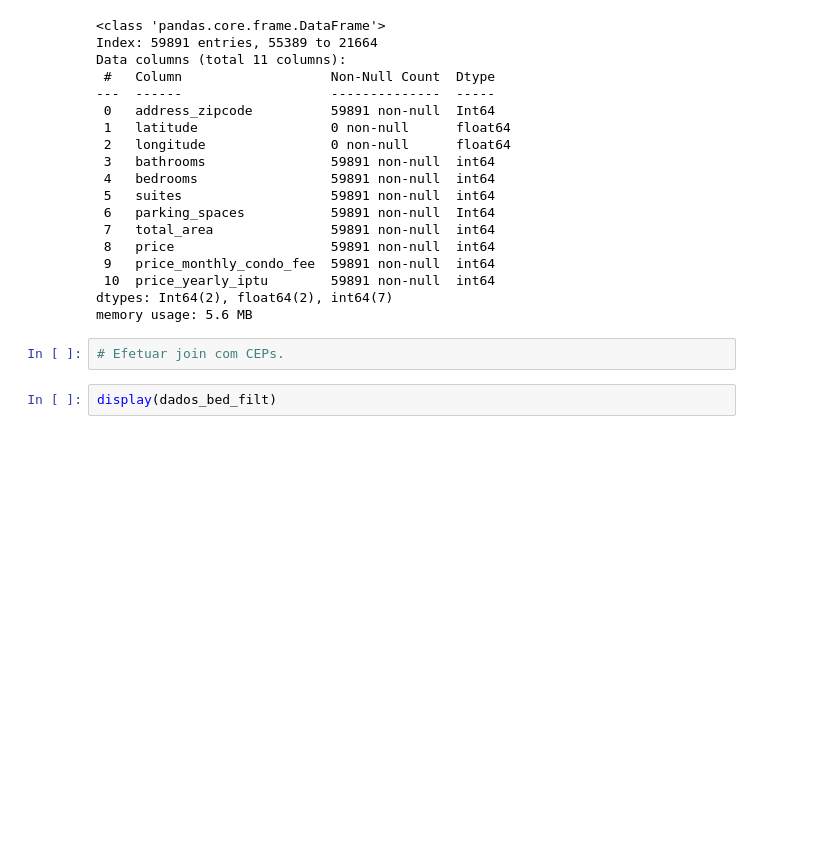
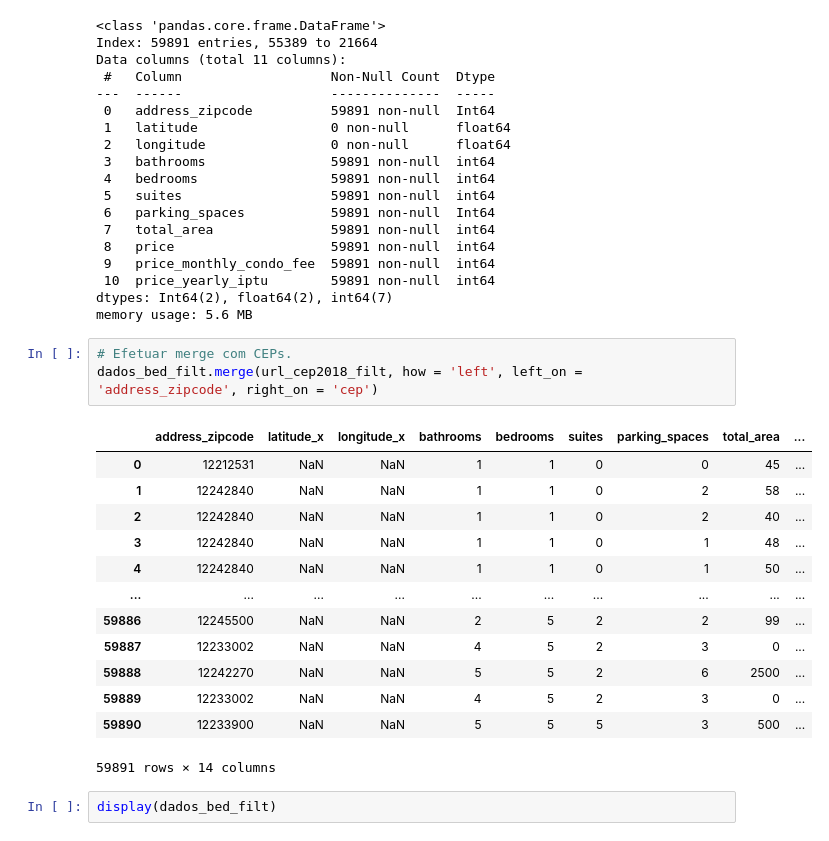
Before and after one commit to fabiollg/PI-4_Predicao_Valores_Imoveis_SJC, a Jupyter notebook: PI_4_Predicao_Valores_Imoveis_SJC.ipynb, the cells around one changed output. Drawn from its saved outputs; the diff is of its cells as text; blank space fills up the shorter version.

Commit message:
Efetuado merge com CEPs

```diff
--- a/PI_4_Predicao_Valores_Imoveis_SJC.ipynb
+++ b/PI_4_Predicao_Valores_Imoveis_SJC.ipynb
@@ -460,8 +460,23 @@ Data columns (total 11 columns):
  10  price_yearly_iptu        59891 non-null  int64
 dtypes: Int64(2), float64(2), int64(7)
 memory usage: 5.6 MB
-# %%
-# Efetuar join com CEPs.
+# %%
+# Efetuar merge com CEPs.
+dados_bed_filt.merge(url_cep2018_filt, how = 'left', left_on = 'address_zipcode', right_on = 'cep')
+# %% [output]
+|  | address_zipcode | latitude_x | longitude_x | bathrooms | bedrooms | suites | parking_spaces | total_area | ... |
+| 0 | 12212531 | NaN | NaN | 1 | 1 | 0 | 0 | 45 | ... |
+| 1 | 12242840 | NaN | NaN | 1 | 1 | 0 | 2 | 58 | ... |
+| 2 | 12242840 | NaN | NaN | 1 | 1 | 0 | 2 | 40 | ... |
+| 3 | 12242840 | NaN | NaN | 1 | 1 | 0 | 1 | 48 | ... |
+| 4 | 12242840 | NaN | NaN | 1 | 1 | 0 | 1 | 50 | ... |
+| ... | ... | ... | ... | ... | ... | ... | ... | ... | ... |
+| 59886 | 12245500 | NaN | NaN | 2 | 5 | 2 | 2 | 99 | ... |
+| 59887 | 12233002 | NaN | NaN | 4 | 5 | 2 | 3 | 0 | ... |
+| 59888 | 12242270 | NaN | NaN | 5 | 5 | 2 | 6 | 2500 | ... |
+| 59889 | 12233002 | NaN | NaN | 4 | 5 | 2 | 3 | 0 | ... |
+| 59890 | 12233900 | NaN | NaN | 5 | 5 | 5 | 3 | 500 | ... |
+59891 rows × 14 columns
 # %%
 display(dados_bed_filt)
 # %% [output]
```
